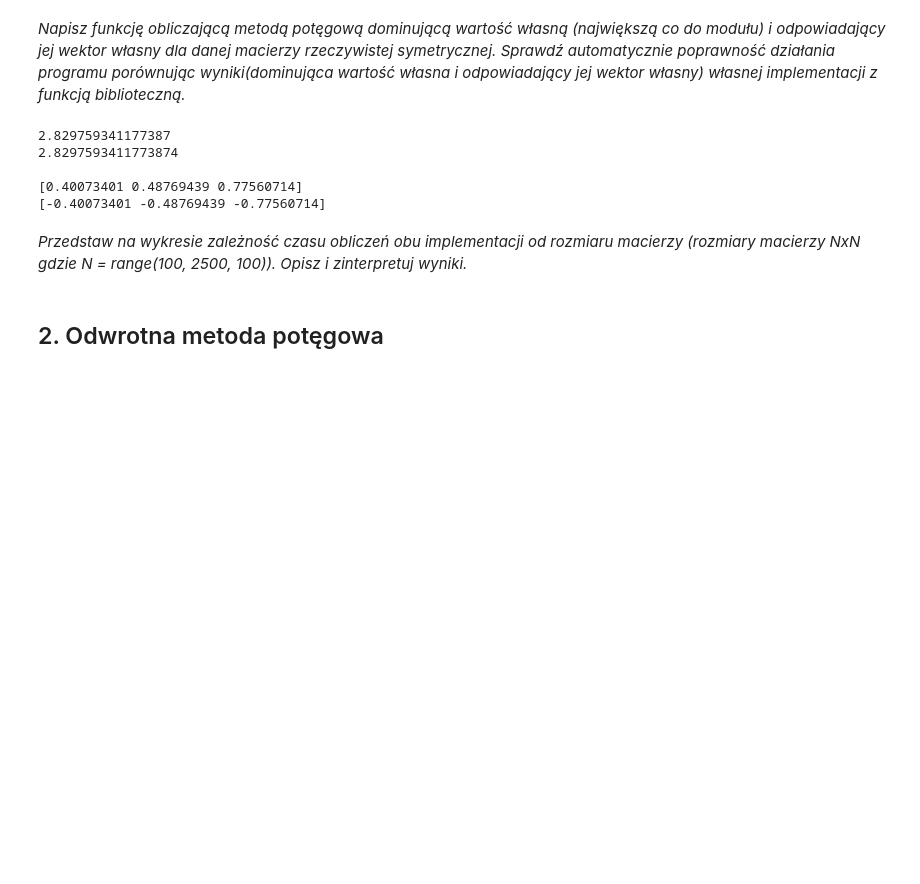
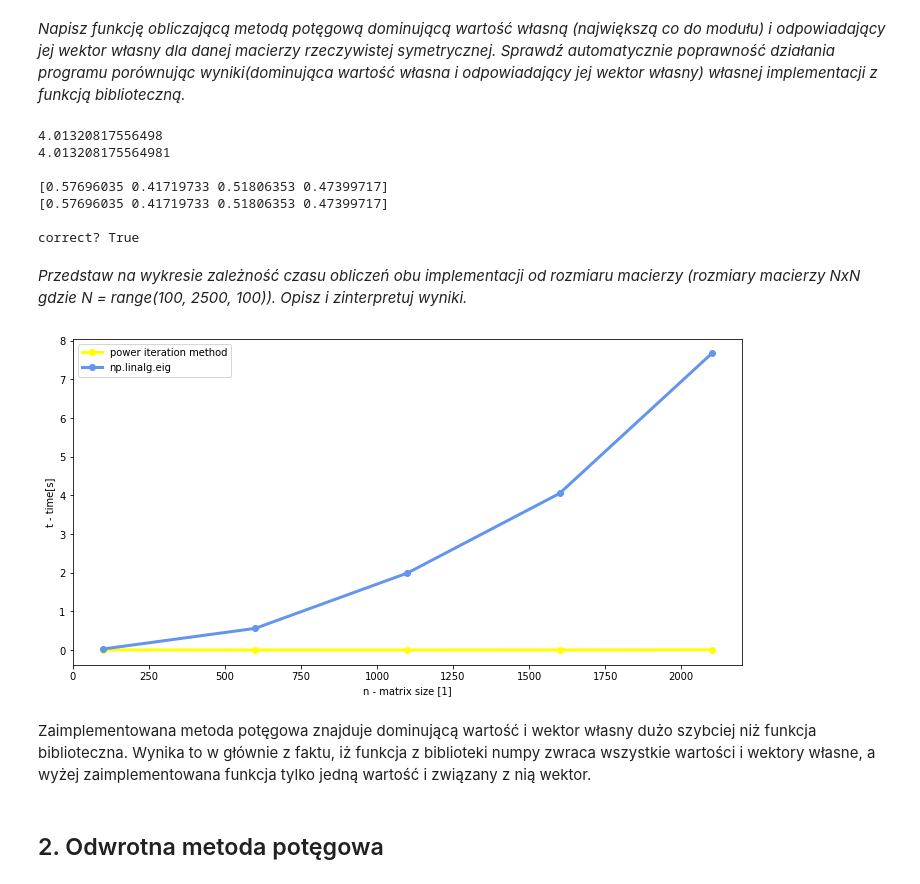
Before and after one commit to mhawryluk/mownit, a Jupyter notebook: lab8/lab8.ipynb, the cells around one changed output. Cells and saved outputs as stored; diff of their text form; code cells hidden in the pictures; blank space fills up the shorter version.

```diff
--- a/lab8/lab8.ipynb
+++ b/lab8/lab8.ipynb
@@ -25,23 +27,68 @@ def power_iteration(A, epsilon=1e-8, max_iteration=100):
 
     return max_x, x, iteration
 # %%
-A = np.random.rand(3,3)
+A = np.random.rand(4, 4)
 A = A + A.T
 # %%
 eigenvalue, eigenvector, _ = power_iteration(A)
+np_eigenvalue, np_eigenvector = max(np.linalg.eig(A)[0]), np.linalg.eig(A)[1][:, 0]
 
 print(eigenvalue)
-print(max(np.linalg.eig(A)[0]), '\n')
+print(np_eigenvalue, '\n')
 
 print(eigenvector)
-print(np.linalg.eig(A)[1][:, 0])
+print(np_eigenvector, '\n')
+
+print("correct?",
+     np.isclose(eigenvalue, np_eigenvalue) and
+    (np.allclose(eigenvector, np_eigenvector)
+     or np.allclose(eigenvector, -np_eigenvector)))
 # %% [output]
-2.829759341177387
-2.8297593411773874
+4.01320817556498
+4.013208175564981
 
-[0.40073401 0.48769439 0.77560714]
-[-0.40073401 -0.48769439 -0.77560714]
+[0.57696035 0.41719733 0.51806353 0.47399717]
+[0.57696035 0.41719733 0.51806353 0.47399717]
+
+correct? True
 # %% [markdown]
 <i>Przedstaw na wykresie zależność czasu obliczeń obu implementacji od rozmiaru macierzy (rozmiary macierzy NxN gdzie N = range(100, 2500, 100)). Opisz i zinterpretuj wyniki.</i>
+# %%
+def plot_times():
+    ns = list(range(100, 2500, 500))
+    power_times = []
+    np_times = []
+
+    for n in ns:
+        A = np.random.rand(n, n)
+        A = A + A.T
+
+        start = time()
+        power_iteration(A)
+        end = time()
+        power_times.append(end-start)
+
+        start = time()
+        np.linalg.eig(A)
+        end = time()
+        np_times.append(end-start)
+
+
+    fig, ax = plt.subplots(figsize=(12, 6))
+
+    ax.set_xlabel('n - matrix size [1]')
+    ax.set_ylabel('t - time[s]')
+
+    ax.plot(ns, power_times, marker='o', linewidth=3, color='yellow', label='power iteration method')
+    ax.plot(ns, np_times, marker='o', linewidth=3, color='cornflowerblue', label='np.linalg.eig')
+
+    plt.legend()
+    plt.show()
+# %%
+plot_times()
+# %% [output]
+[figure, added]
+# %% [markdown]
+Zaimplementowana metoda potęgowa znajduje dominującą wartość i wektor własny dużo szybciej niż funkcja biblioteczna. Wynika to w głównie z faktu, iż funkcja z biblioteki numpy zwraca wszystkie wartości i wektory własne, a wyżej zaimplementowana funkcja tylko jedną wartość i związany z nią wektor.
 # %% [markdown]
 ## 2. Odwrotna metoda potęgowa
```
Also changed, not shown: parts of 16 cells of this notebook.
